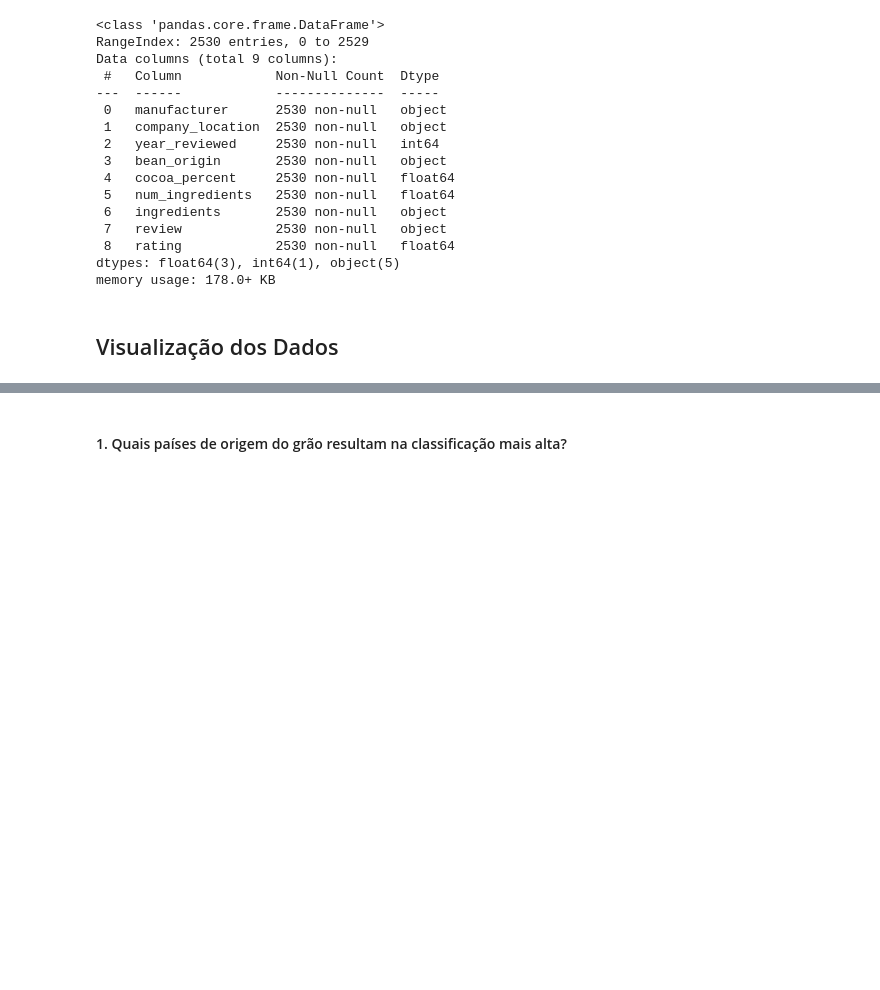
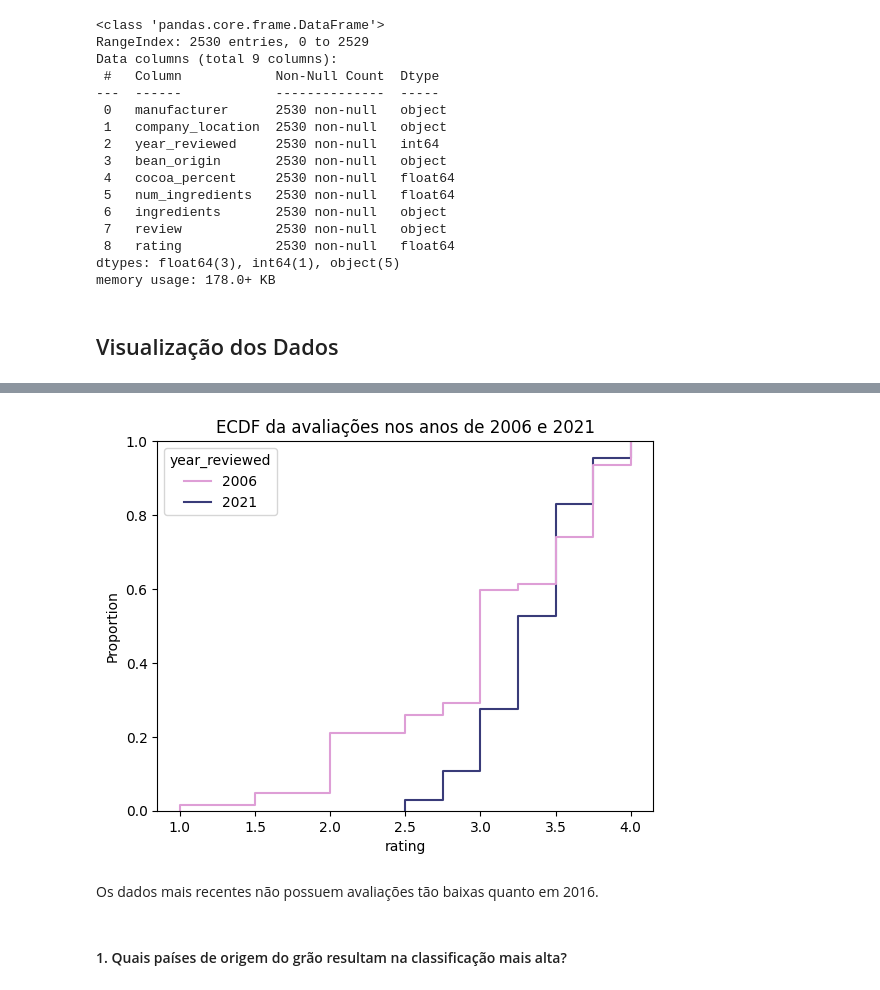
Before and after one commit to talitacgs/ChocolateBar_Analysis, a Jupyter notebook: chocolate_analysis.ipynb, the cells around one changed output, grey strips where cells are left out. Cells and saved outputs as stored; diff of their text form; code cells hidden in the pictures; blank space fills up the shorter version.

Commit message:
update year explanation

```diff
--- a/chocolate_analysis.ipynb
+++ b/chocolate_analysis.ipynb
@@ -190,3 +182,13 @@ sns.ecdfplot(data=data, x="rating", hue="year_reviewed",palette="tab20b_r");
+# %%
+# Comparando rating do primeiro e último ano
+data = df.loc[(df['year_reviewed'] == 2006) | (df['year_reviewed'] == 2021)]
+sns.ecdfplot(data=data, x="rating", hue="year_reviewed",palette="tab20b_r");
+plt.title("ECDF da avaliações nos anos de 2006 e 2021")
+plt.show()
+# %% [output]
+[figure, added]
+# %% [markdown]
+Os dados mais recentes não possuem avaliações tão baixas quanto em 2016.
 # %% [markdown]
 #### 1. Quais países de origem do grão resultam na classificação mais alta?
 # %%
```
Also changed, not shown: parts of 15 cells of this notebook.
